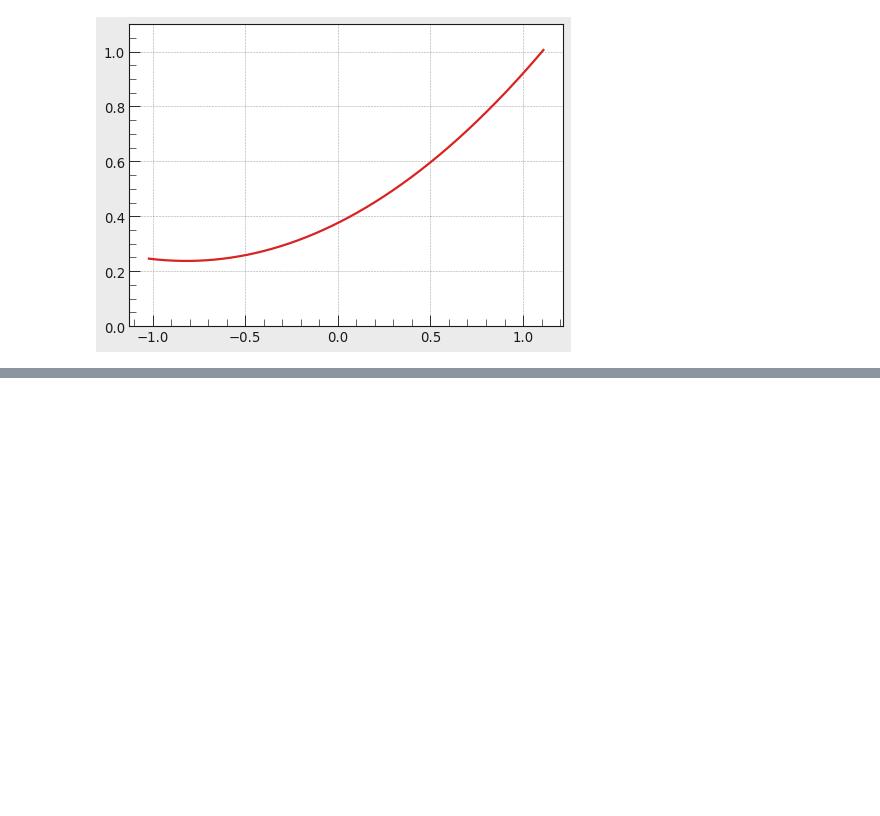
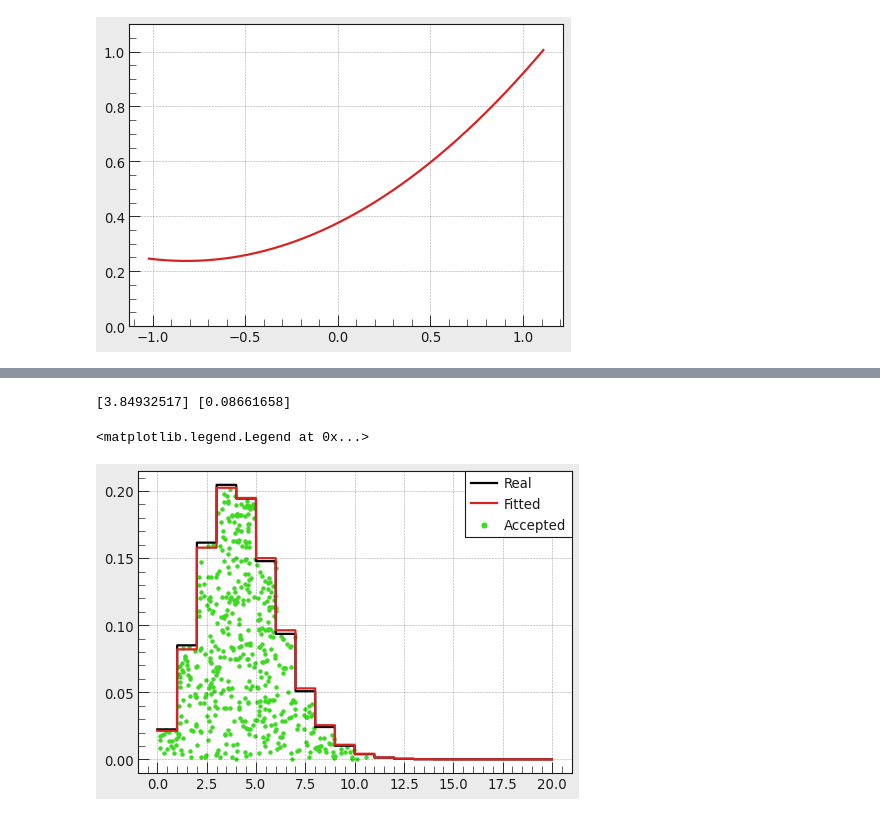
Before and after one commit to PhilKofoed/AMAS2023, a Jupyter notebook: Philip/Problemset2/Problemset2.ipynb, the cells around one changed output, grey strips where cells are left out. Drawn from its saved outputs; the diff is of its cells as text; code cells hidden in the pictures; blank space fills up the shorter version.

```diff
--- a/Philip/Problemset2/Problemset2.ipynb
+++ b/Philip/Problemset2/Problemset2.ipynb
@@ -193,0 +326,16 @@ pd.DataFrame(np.array([x, y]).T, columns = ["x", "y"]).to_csv("./Kofoeddjursner_
+# %%
+poi_x, poi_y = pd.read_csv("./Kofoeddjursner_poisson.txt").values.T
+
+poi_fit, poi_errors = ullhfit(poi_x, poisson_pmf, lamb = 10)
+
+xquick = np.linspace(0, 20, 10000)
+yquick = poisson_pmf(xquick, lamb = lamb)
+plt.plot(xquick, yquick, color = "k", label = "Real")
+plt.scatter(poi_x, poi_y, color = "#3dd923", label = "Accepted")
+plt.plot(xquick, poisson_pmf(xquick, *poi_fit), label = "Fitted")
+print(poi_fit, poi_errors)
+plt.legend()
+# %% [output]
+[3.84932517] [0.08661658]
+<matplotlib.legend.Legend at 0x...>
+[figure, added]
```
Also changed, not shown: parts of 7 cells of this notebook.
